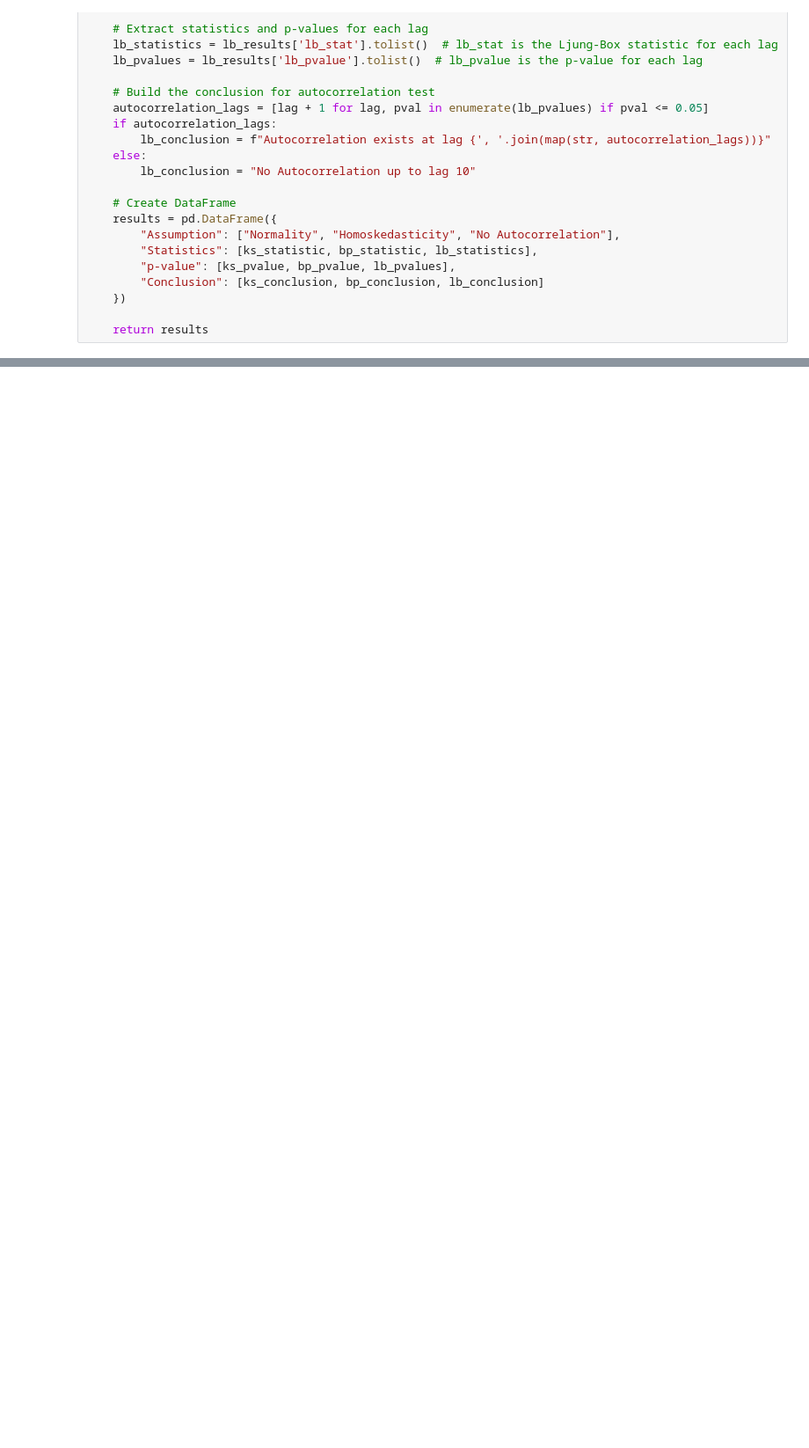
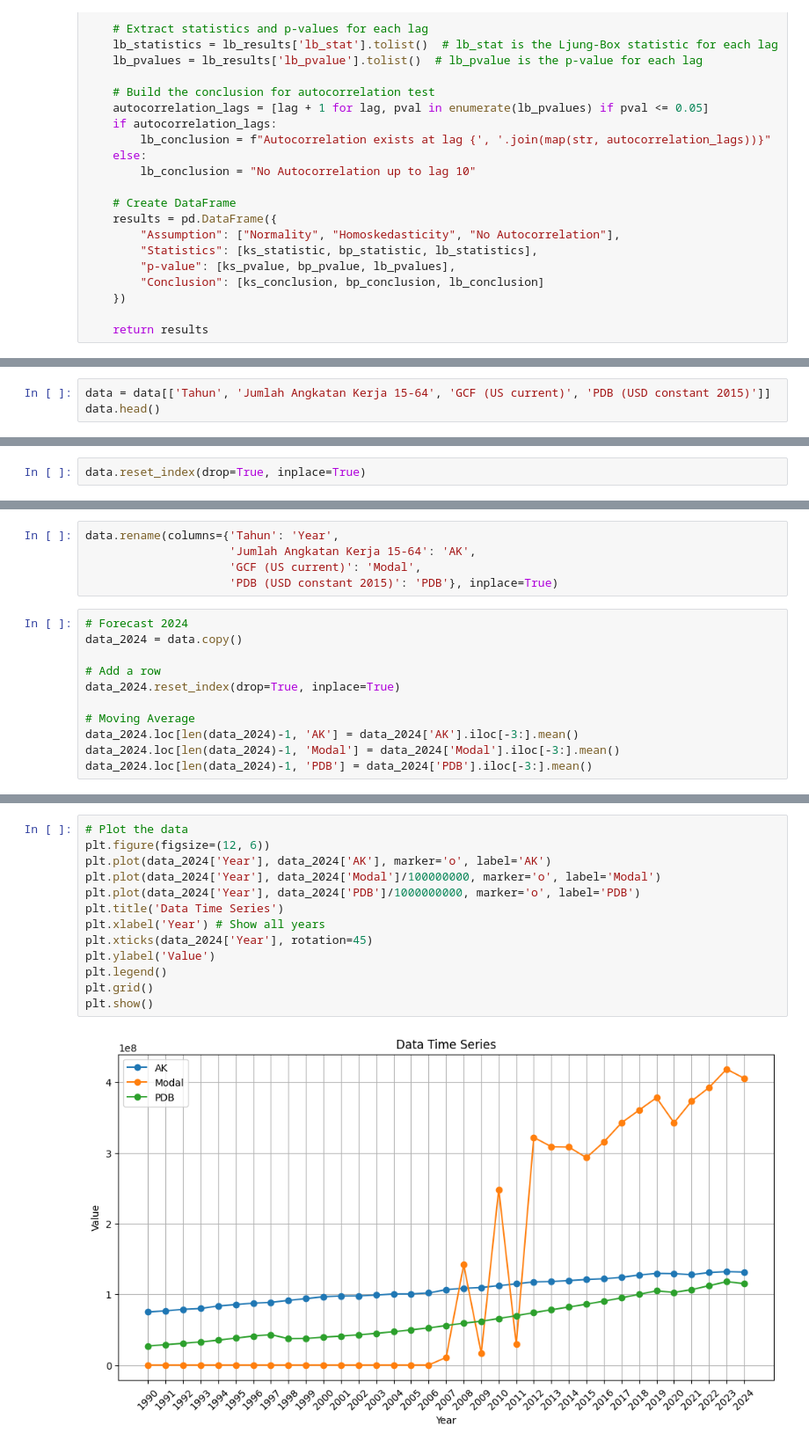
Before and after one commit to kurniawanchandraw/Ujian-Tengah-Semester, a Jupyter notebook: UTS.ipynb, the cells around one changed output, grey strips where cells are left out. Shown at 88% size. Cells and saved outputs as stored; diff of their text form; blank space fills up the shorter version.

```diff
--- a/UTS.ipynb
+++ b/UTS.ipynb
@@ -166,0 +144,3 @@ pdb
+# %%
+data = data[['Tahun', 'Jumlah Angkatan Kerja 15-64', 'GCF (US current)', 'PDB (USD constant 2015)']]
+data.head()
@@ -166,0 +154,2 @@ pdb
+# %%
+data.reset_index(drop=True, inplace=True)
@@ -166,0 +158,16 @@ pdb
+# %%
+data.rename(columns={'Tahun': 'Year',
+                     'Jumlah Angkatan Kerja 15-64': 'AK',
+                     'GCF (US current)': 'Modal',
+                     'PDB (USD constant 2015)': 'PDB'}, inplace=True)
+# %%
+# Forecast 2024
+data_2024 = data.copy()
+
+# Add a row
+data_2024.reset_index(drop=True, inplace=True)
+
+# Moving Average
+data_2024.loc[len(data_2024)-1, 'AK'] = data_2024['AK'].iloc[-3:].mean()
+data_2024.loc[len(data_2024)-1, 'Modal'] = data_2024['Modal'].iloc[-3:].mean()
+data_2024.loc[len(data_2024)-1, 'PDB'] = data_2024['PDB'].iloc[-3:].mean()
@@ -166,0 +194,15 @@ pdb
+# %%
+# Plot the data
+plt.figure(figsize=(12, 6))
+plt.plot(data_2024['Year'], data_2024['AK'], marker='o', label='AK')
+plt.plot(data_2024['Year'], data_2024['Modal']/100000000, marker='o', label='Modal')
+plt.plot(data_2024['Year'], data_2024['PDB']/1000000000, marker='o', label='PDB')
+plt.title('Data Time Series')
+plt.xlabel('Year') # Show all years
+plt.xticks(data_2024['Year'], rotation=45)
+plt.ylabel('Value')
+plt.legend()
+plt.grid()
+plt.show()
+# %% [output]
+[figure, added]
```
Also changed, not shown: parts of 45 cells of this notebook, 1 other file.
